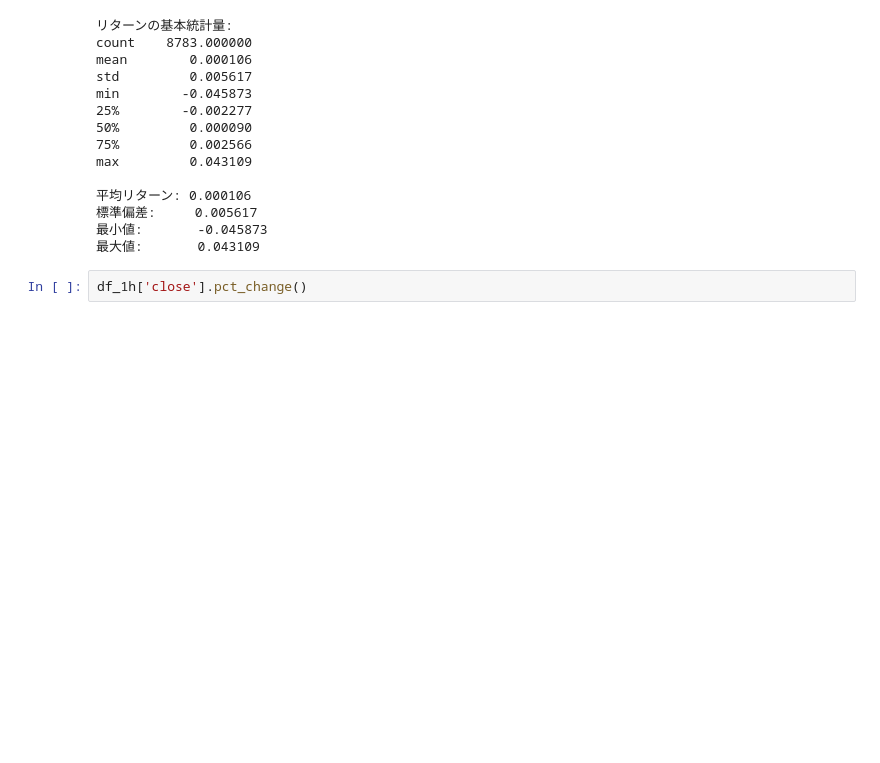
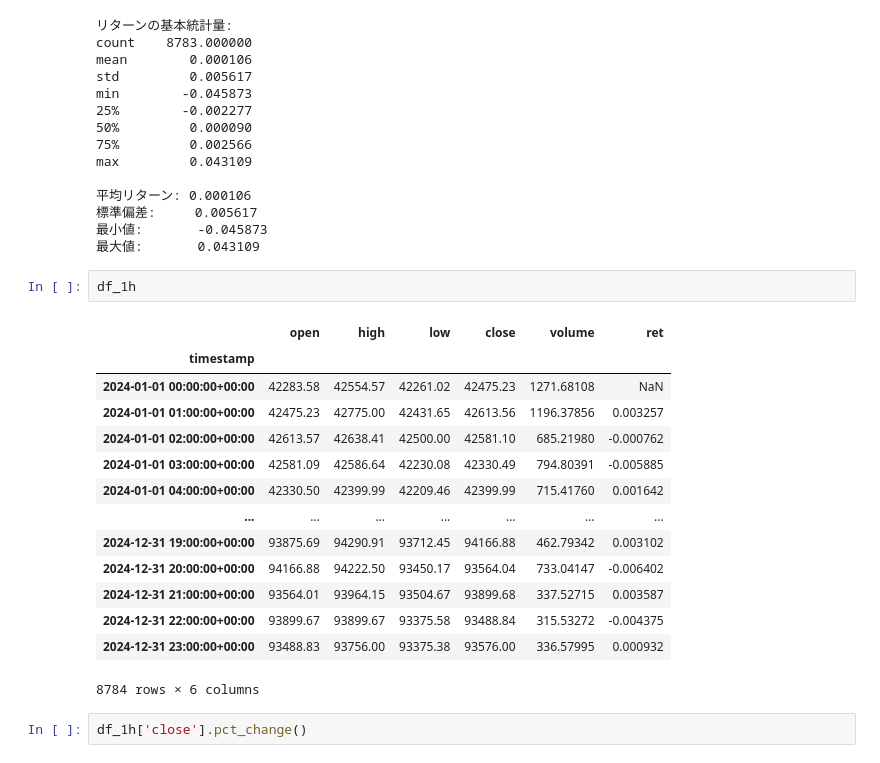
Before and after one commit to aoaoblue0315/crypto-data-analysis-course, a Jupyter notebook: vol01_data_acquisition_and_cleansing.ipynb, the cells around one changed output. Cells and saved outputs as stored; diff of their text form; blank space fills up the shorter version.

```diff
--- a/vol01_data_acquisition_and_cleansing.ipynb
+++ b/vol01_data_acquisition_and_cleansing.ipynb
@@ -511,6 +515,23 @@ max         0.043109
 標準偏差:     0.005617
 最小値:       -0.045873
 最大値:       0.043109
+# %%
+df_1h
+# %% [output]
+|  | open | high | low | close | volume | ret |
+| timestamp |  |  |  |  |  |  |
+| 2024-01-01 00:00:00+00:00 | 42283.58 | 42554.57 | 42261.02 | 42475.23 | 1271.68108 | NaN |
+| 2024-01-01 01:00:00+00:00 | 42475.23 | 42775.00 | 42431.65 | 42613.56 | 1196.37856 | 0.003257 |
+| 2024-01-01 02:00:00+00:00 | 42613.57 | 42638.41 | 42500.00 | 42581.10 | 685.21980 | -0.000762 |
+| 2024-01-01 03:00:00+00:00 | 42581.09 | 42586.64 | 42230.08 | 42330.49 | 794.80391 | -0.005885 |
+| 2024-01-01 04:00:00+00:00 | 42330.50 | 42399.99 | 42209.46 | 42399.99 | 715.41760 | 0.001642 |
+| ... | ... | ... | ... | ... | ... | ... |
+| 2024-12-31 19:00:00+00:00 | 93875.69 | 94290.91 | 93712.45 | 94166.88 | 462.79342 | 0.003102 |
+| 2024-12-31 20:00:00+00:00 | 94166.88 | 94222.50 | 93450.17 | 93564.04 | 733.04147 | -0.006402 |
+| 2024-12-31 21:00:00+00:00 | 93564.01 | 93964.15 | 93504.67 | 93899.68 | 337.52715 | 0.003587 |
+| 2024-12-31 22:00:00+00:00 | 93899.67 | 93899.67 | 93375.58 | 93488.84 | 315.53272 | -0.004375 |
+| 2024-12-31 23:00:00+00:00 | 93488.83 | 93756.00 | 93375.38 | 93576.00 | 336.57995 | 0.000932 |
+8784 rows × 6 columns
 # %%
 df_1h['close'].pct_change()
 # %% [output]
```
Also changed, not shown: parts of 2 cells of this notebook.
